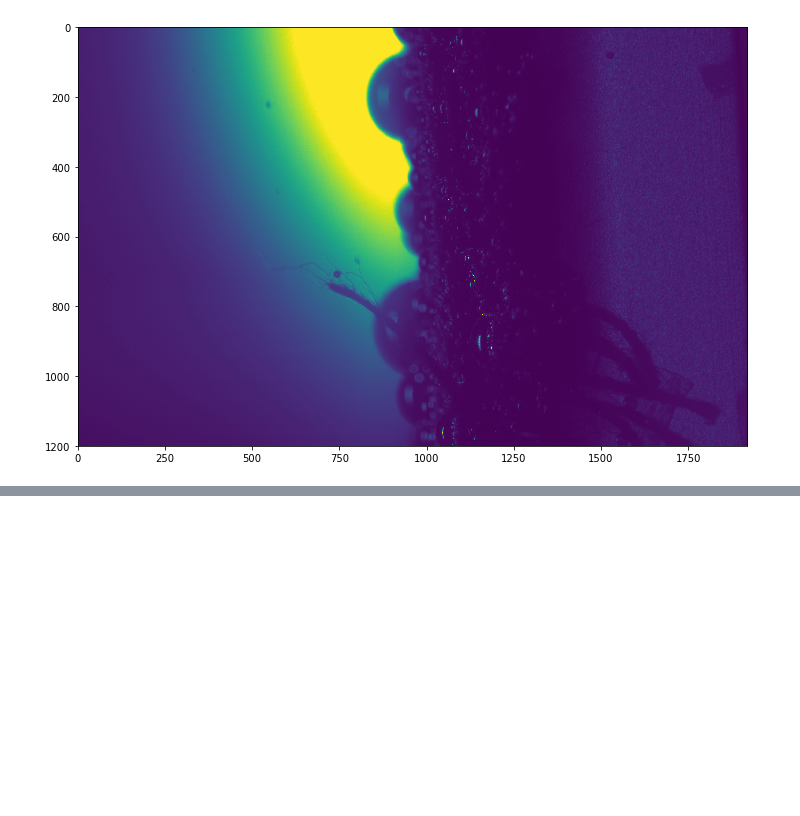
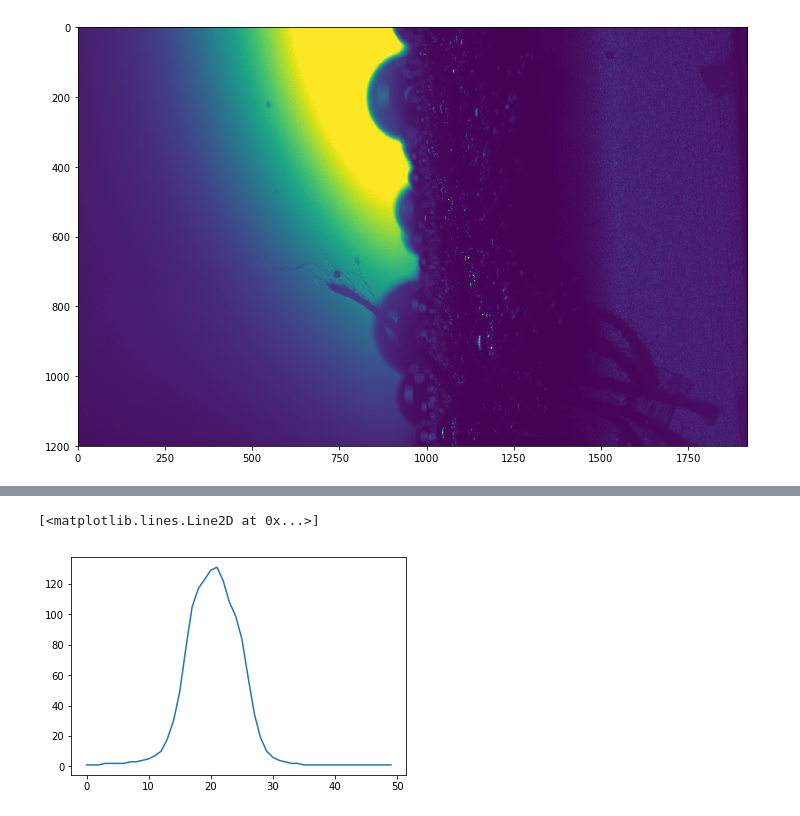
Before and after one commit to zazizizou/gradient_ansatz, a Jupyter notebook: DoF_cailb.ipynb, the cells around one changed output, grey strips where cells are left out. Saved outputs shown, nothing was run; the diff lists cells and outputs as text; code cells hidden in the pictures; blank space fills up the shorter version.

```diff
--- a/DoF_cailb.ipynb
+++ b/DoF_cailb.ipynb
@@ -39,0 +99,5 @@ plt.imshow(bgim[-4])
+# %%
+plt.plot(stbl[14][p1.y, int(p1.x-LINE_LEN/2):int(p1.x+LINE_LEN/2)])
+# %% [output]
+[<matplotlib.lines.Line2D at 0x...>]
+[figure, added]
```
Also changed, not shown: parts of 16 cells of this notebook, 51 other files.
